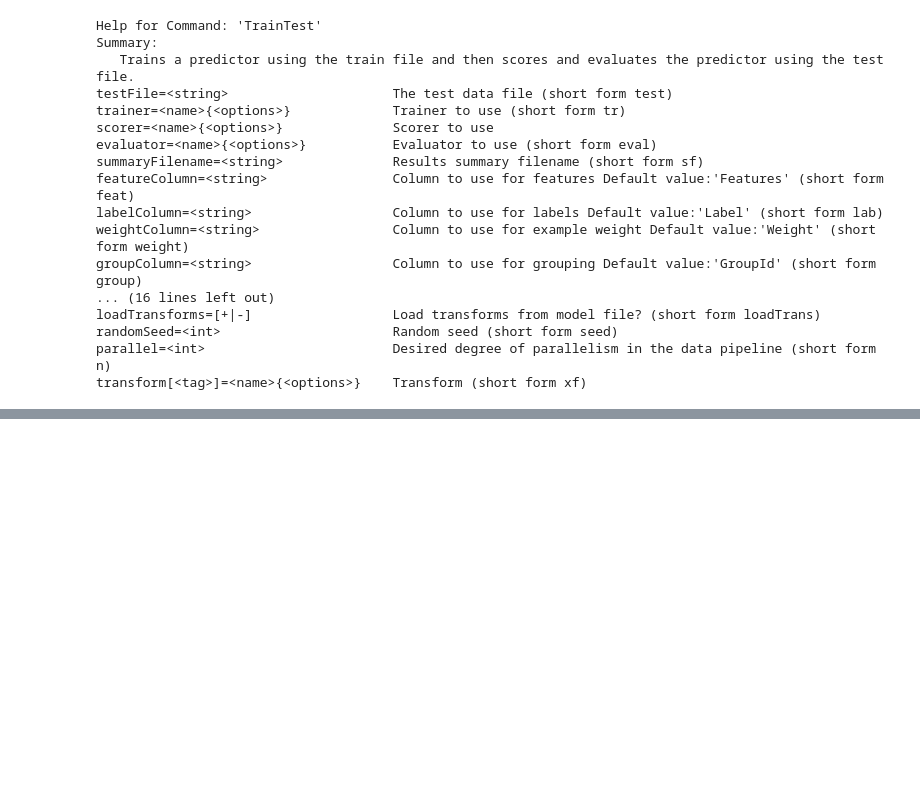
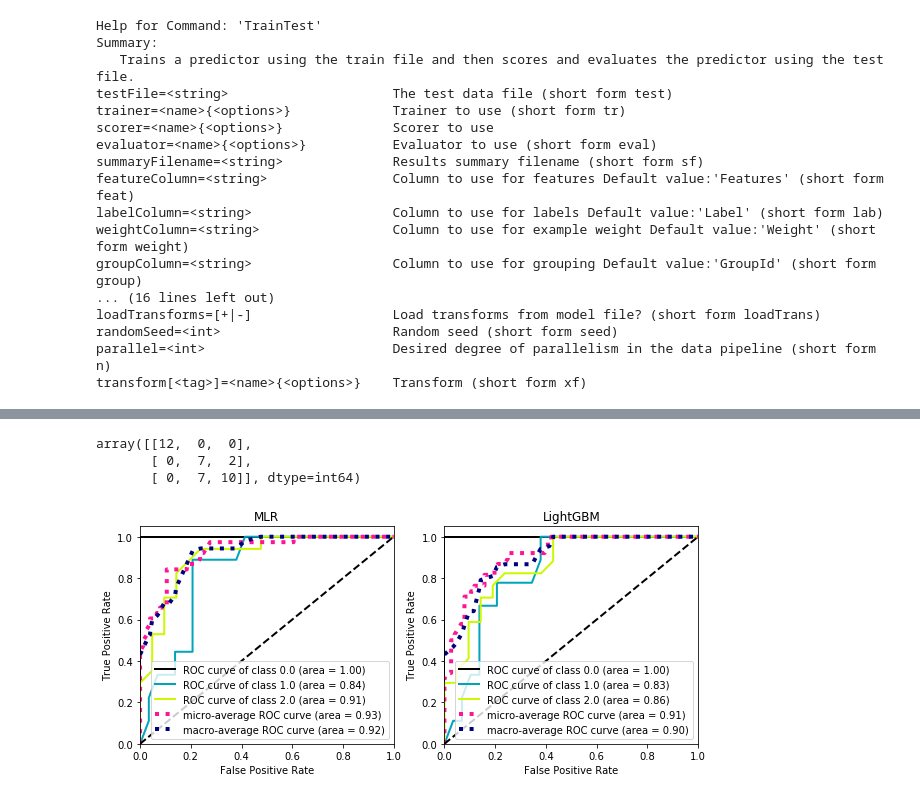
Before and after one commit to sdpython/csharpyml, a Jupyter notebook: _doc/notebooks/csharp_for_ml_in_notebook.ipynb, the cells around one changed output, grey strips where cells are left out. Saved outputs shown, nothing was run; the diff lists cells and outputs as text; code cells hidden in the pictures; blank space fills up the shorter version.

```diff
--- a/_doc/notebooks/csharp_for_ml_in_notebook.ipynb
+++ b/_doc/notebooks/csharp_for_ml_in_notebook.ipynb
@@ -121,0 +159,2 @@ pred.head()
+# %%
+pipe.fit(dftrain, "Features", "Label")
@@ -121,0 +167,3 @@ pred.head()
+# %%
+pred = pipe.predict(dftest)
+pred.head()
@@ -121,0 +188,7 @@ pred.head()
+# %%
+from csharpyml.binaries import CSPipeline
+pipe = CSPipeline(["Concat{col=Features:Slength,Swidth}"], "LightGBMMC{iter=10}")
+pipe.fit(dftrain, "Features", "Label")
+# %%
+pred2 = pipe.predict(dftest)
+pred2.head()
@@ -121,0 +202,17 @@ pred.head()
+# %%
+from sklearn.metrics import confusion_matrix
+confusion_matrix(dftest["Label"], pred2["PredictedLabel"] - 1)
+# %% [output]
+array([[12,  0,  0],
+       [ 0,  7,  2],
+       [ 0,  7, 10]], dtype=int64)
+# %%
+from scikitplot.metrics import plot_roc
+import matplotlib.pyplot as plt
+fig, ax = plt.subplots(1, 2, figsize=(10,4))
+plot_roc(dftest["Label"], pred[["Score.0", "Score.1", "Score.2"]], ax=ax[0])
+plot_roc(dftest["Label"], pred2[["Score.0", "Score.1", "Score.2"]], ax=ax[1])
+ax[0].set_title("MLR")
+ax[1].set_title("LightGBM");
+# %% [output]
+[figure, added]
```
Also changed, not shown: parts of 20 cells of this notebook, 27 other files.
